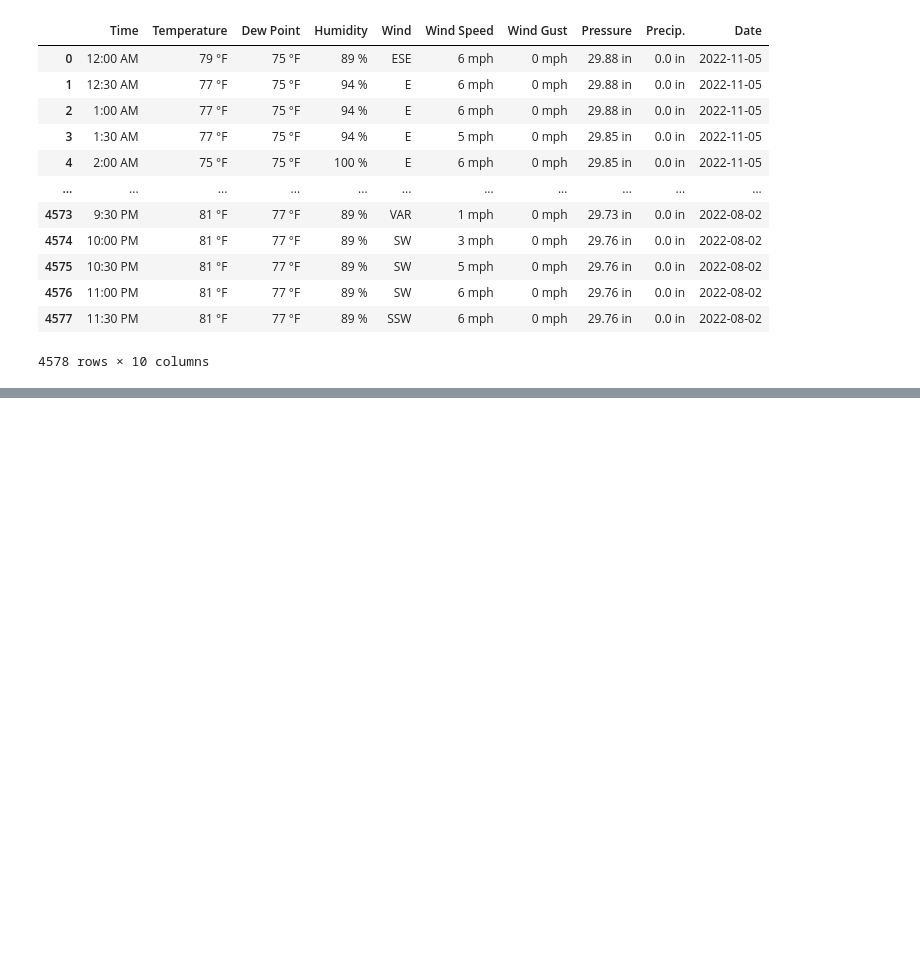
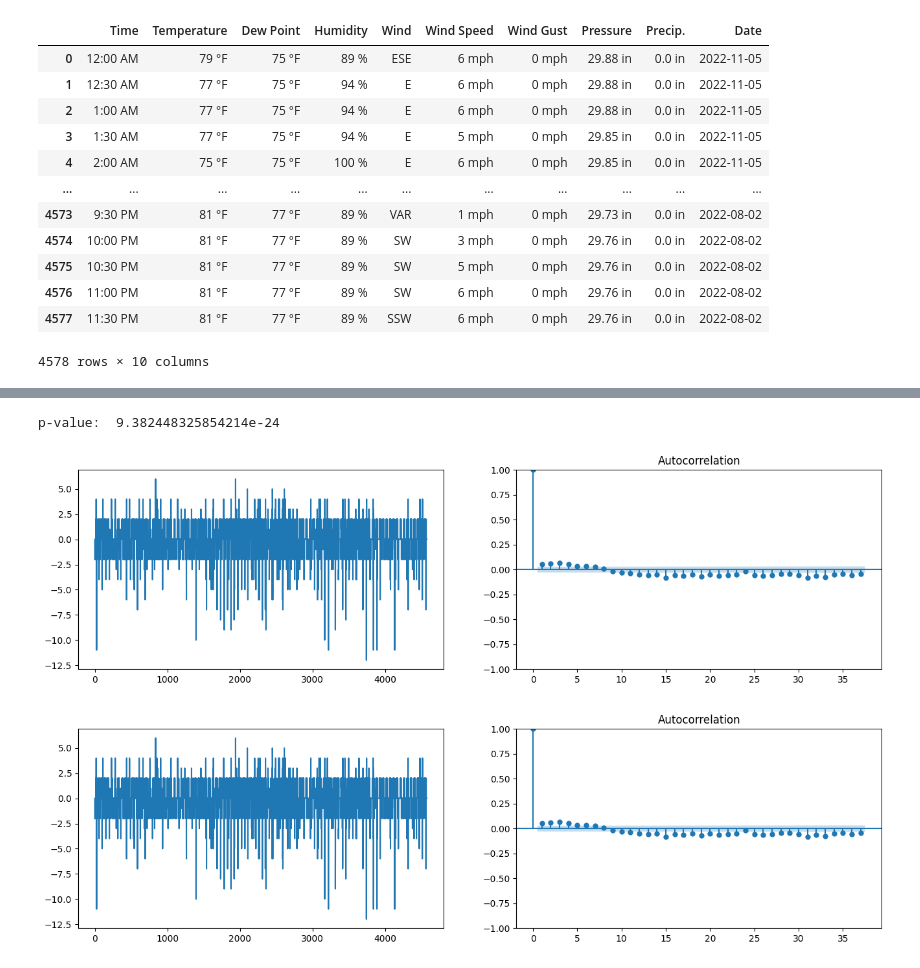
Before and after one commit to TomatoFT/Weather-Analysis-and-Forecasting-App, a Jupyter notebook: EDA.ipynb, the cells around one changed output, grey strips where cells are left out. Cells and saved outputs as stored; diff of their text form; code cells hidden in the pictures; blank space fills up the shorter version.

```diff
--- a/EDA.ipynb
+++ b/EDA.ipynb
@@ -68,0 +43,5 @@ plt.savefig("image.png",bbox_inches='tight',dpi=100)
+# %%
+from sklearn.preprocessing import LabelEncoder
+le = LabelEncoder()
+df['Wind']=le.fit_transform(df['Wind'])
+df
@@ -68,0 +62,8 @@ plt.savefig("image.png",bbox_inches='tight',dpi=100)
+# %%
+for i in range(0, len(df['Temperature'])):
+    df['Temperature'][i] = int(df['Temperature'][i][1:-3])
+    df['Dew Point'][i] = int(df['Dew Point'][i][1:-3])
+    df['Humidity'][i] = int(df['Humidity'][i][1:-2])
+    df['Wind Speed'][i] = int(df['Wind Speed'][i][1:-4])
+    df['Pressure'][i] = float(df['Pressure'][i][1:-3])
+df
@@ -68,0 +104,19 @@ plt.savefig("image.png",bbox_inches='tight',dpi=100)
+# %%
+from statsmodels.tsa.stattools import adfuller
+results = adfuller(df.Temperature.dropna())
+print('p-value: ', results[1])
+# %% [output]
+p-value:  9.382448325854214e-24
+# %%
+from statsmodels.graphics.tsaplots import plot_pacf, plot_acf
+fig, (ax1, ax2) = plt.subplots(1,2,figsize=(16,4))
+
+diff = df.Temperature.diff().dropna()
+
+ax1.plot(diff)
+ax2.set_ylim(0,1)
+plot_acf(diff, ax=ax2)
+# plot_acf(diff, ax=ax2)
+# %% [output]
+[figure, added]
+[figure, added]
```
Also changed, not shown: parts of 16 cells of this notebook, 1 other file.
